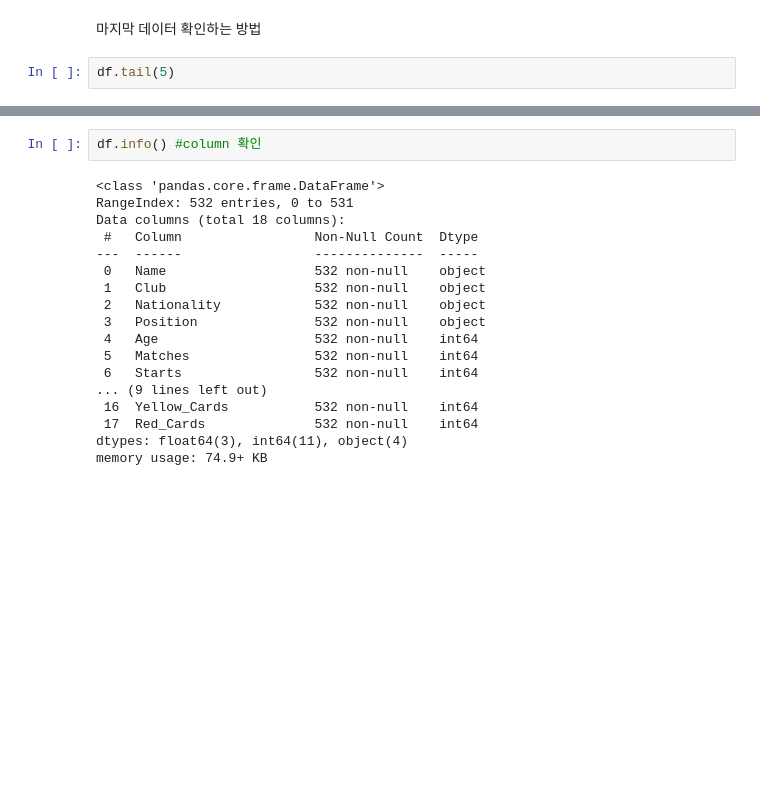
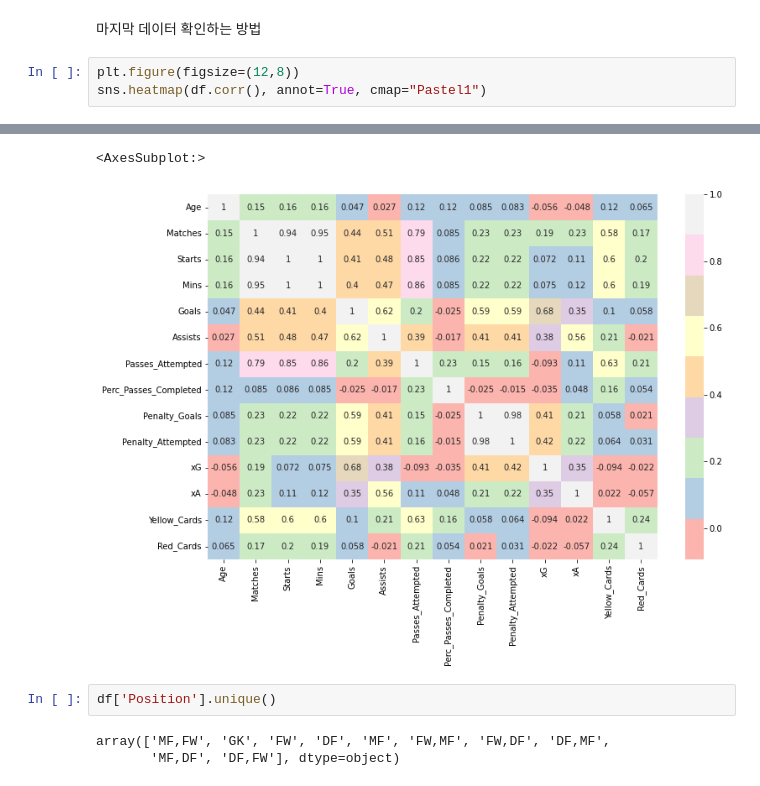
Before and after one commit to wooya315/DataPreprocessing, a Jupyter notebook: EPL20-21/EPL20-21 Analysis.ipynb, the cells around one changed output, grey strips where cells are left out. Drawn from its saved outputs; the diff is of its cells as text; blank space fills up the shorter version.

```diff
--- a/EPL20-21/EPL20-21 Analysis.ipynb
+++ b/EPL20-21/EPL20-21 Analysis.ipynb
@@ -49,5 +67,6 @@ df.head(5)
 # %% [markdown]
 마지막 데이터 확인하는 방법
 # %%
-df.tail(5)
+plt.figure(figsize=(12,8))
+sns.heatmap(df.corr(), annot=True, cmap="Pastel1")
 # %% [output]
@@ -60,21 +73,8 @@ df.tail(5)
+<AxesSubplot:>
+[figure, added]
 # %%
-df.info() #column 확인
+df['Position'].unique()
 # %% [output]
-<class 'pandas.core.frame.DataFrame'>
-RangeIndex: 532 entries, 0 to 531
-Data columns (total 18 columns):
- #   Column                 Non-Null Count  Dtype
----  ------                 --------------  -----
- 0   Name                   532 non-null    object
- 1   Club                   532 non-null    object
- 2   Nationality            532 non-null    object
- 3   Position               532 non-null    object
- 4   Age                    532 non-null    int64
- 5   Matches                532 non-null    int64
- 6   Starts                 532 non-null    int64
-... (9 lines left out)
- 16  Yellow_Cards           532 non-null    int64
- 17  Red_Cards              532 non-null    int64
-dtypes: float64(3), int64(11), object(4)
-memory usage: 74.9+ KB
+array(['MF,FW', 'GK', 'FW', 'DF', 'MF', 'FW,MF', 'FW,DF', 'DF,MF',
+       'MF,DF', 'DF,FW'], dtype=object)
 # %%
```
Also changed, not shown: parts of 33 cells of this notebook.
